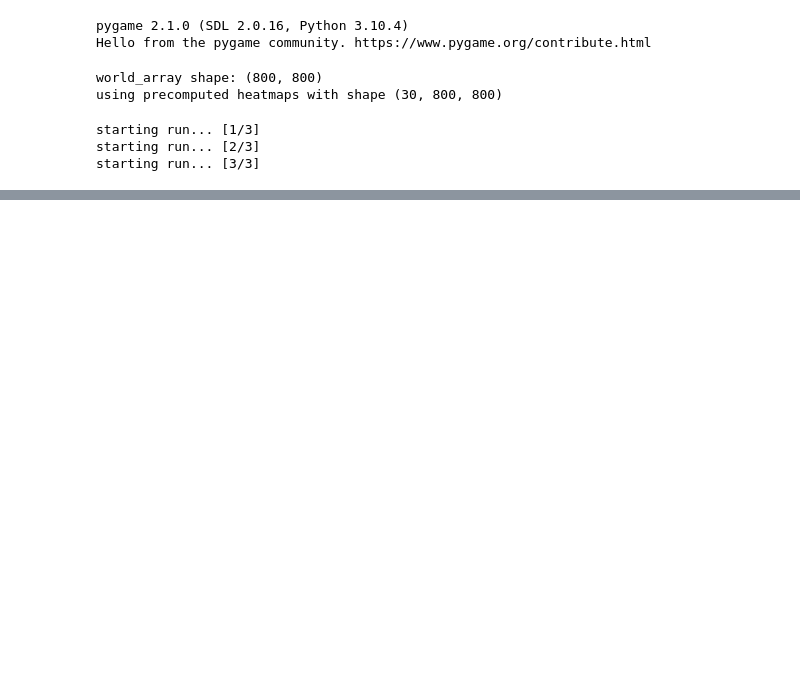
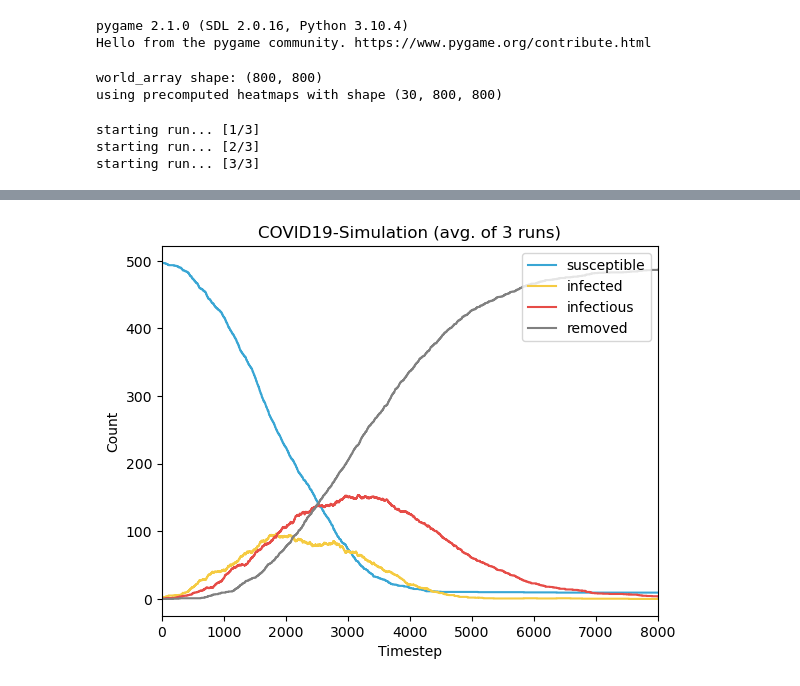
Before and after one commit to BinaryBen1/virus-simulation, a Jupyter notebook: demo.ipynb, the cells around one changed output, grey strips where cells are left out. Saved outputs shown, nothing was run; the diff lists cells and outputs as text; code cells hidden in the pictures; blank space fills up the shorter version.

```diff
--- a/demo.ipynb
+++ b/demo.ipynb
@@ -90,0 +104,14 @@ plt.show()
+# %%
+plt.plot(susceptible_counts_avg, label='susceptible', color='#39a6d4')
+plt.plot(infected_counts_avg, label='infected', color='#f5cb42')
+plt.plot(infectious_counts_avg, label='infectious', color='#e64c47')
+plt.plot(removed_counts_avg, label='removed', color='gray')
+
+plt.title(f'COVID19-Simulation (avg. of {n_runs} runs)')
+plt.legend(loc='upper right', ncol=1) # lower left
+plt.xlabel('Timestep')
+plt.ylabel('Count')
+plt.xlim(0, len(timesteps))
+plt.show()
+# %% [output]
+[figure, added]
```
Also changed, not shown: parts of 3 cells of this notebook, 2 other files.
